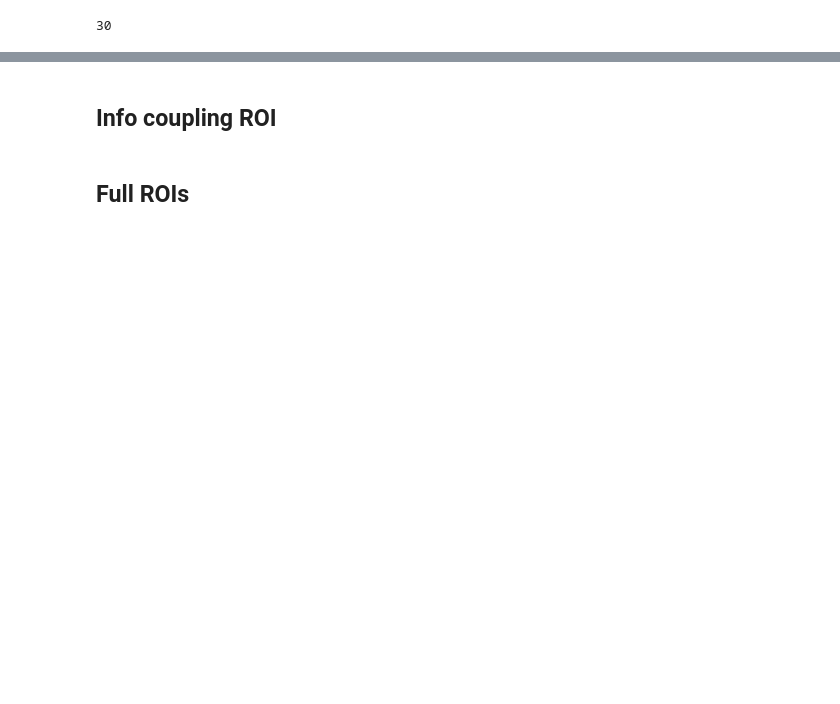
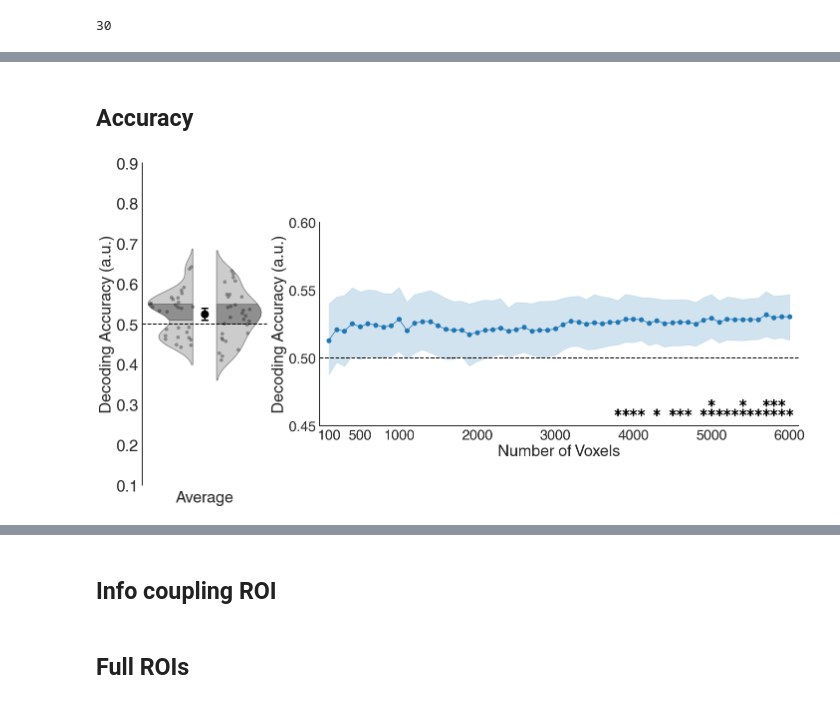
Before and after one commit to GAldegheri/vistemp_fmri, a Jupyter notebook: analysis/TryReadRes.ipynb, the cells around one changed output, grey strips where cells are left out. Saved outputs shown, nothing was run; the diff lists cells and outputs as text; code cells hidden in the pictures; blank space fills up the shorter version.

Commit message:
made supplementary figures

```diff
--- a/analysis/TryReadRes.ipynb
+++ b/analysis/TryReadRes.ipynb
@@ -132,0 +162,2 @@ plt.savefig('results_plots/vistemp_1718_nvox.pdf')
+# %% [markdown]
+## Accuracy
@@ -132,0 +167,13 @@ plt.savefig('results_plots/vistemp_1718_nvox.pdf')
+# %%
+tfce_pvals_1937 = [0.911, 0.506, 0.578, 0.287, 0.391, 0.272, 0.272, 0.367, 0.32 ,
+       0.147, 0.379, 0.192, 0.15 , 0.163, 0.261, 0.373, 0.394, 0.339,
+       0.556, 0.435, 0.35 , 0.33 , 0.226, 0.239, 0.222, 0.153, 0.272,
+       0.258, 0.316, 0.22 , 0.113, 0.05 , 0.08 , 0.103, 0.112, 0.077,
+       0.05 , 0.036, 0.019, 0.033, 0.021, 0.051, 0.035, 0.05 , 0.048,
+       0.047, 0.046, 0.05 , 0.02 , 0.009, 0.024, 0.015, 0.015, 0.009,
+       0.012, 0.014, 0.008, 0.009, 0.009, 0.014]
+# %%
+plot_by_nvoxels(res_1937, right_part=True, measure='correct', tfce_pvals=tfce_pvals_1937)
+plt.savefig('results_plots/vistemp_1937_nvox_accuracy.svg')
+# %% [output]
+[figure, added]
```
Also changed, not shown: parts of 15 cells of this notebook, 12 other files.
